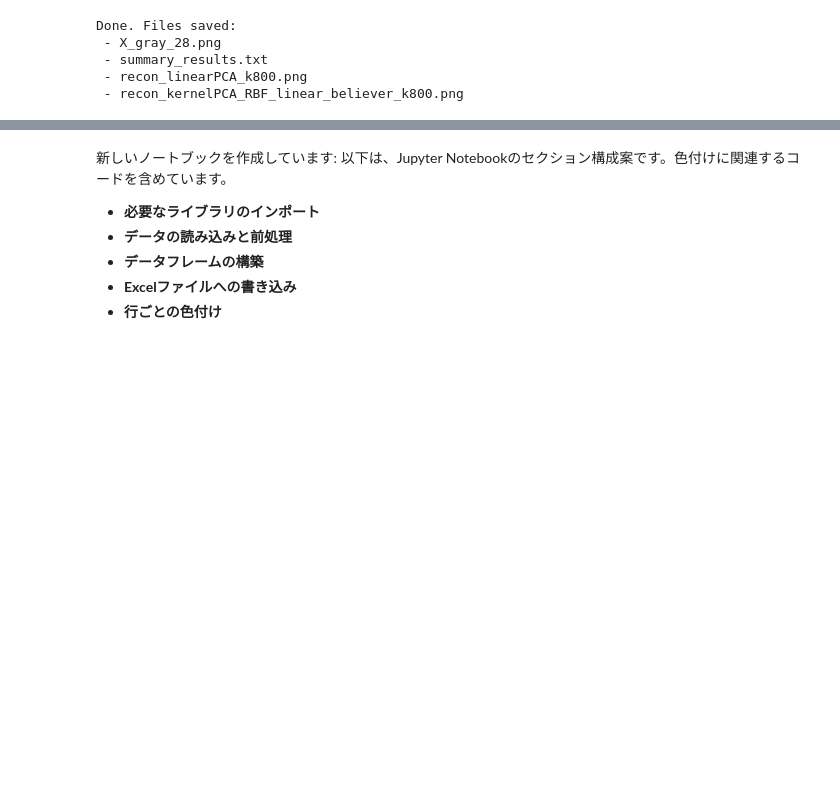
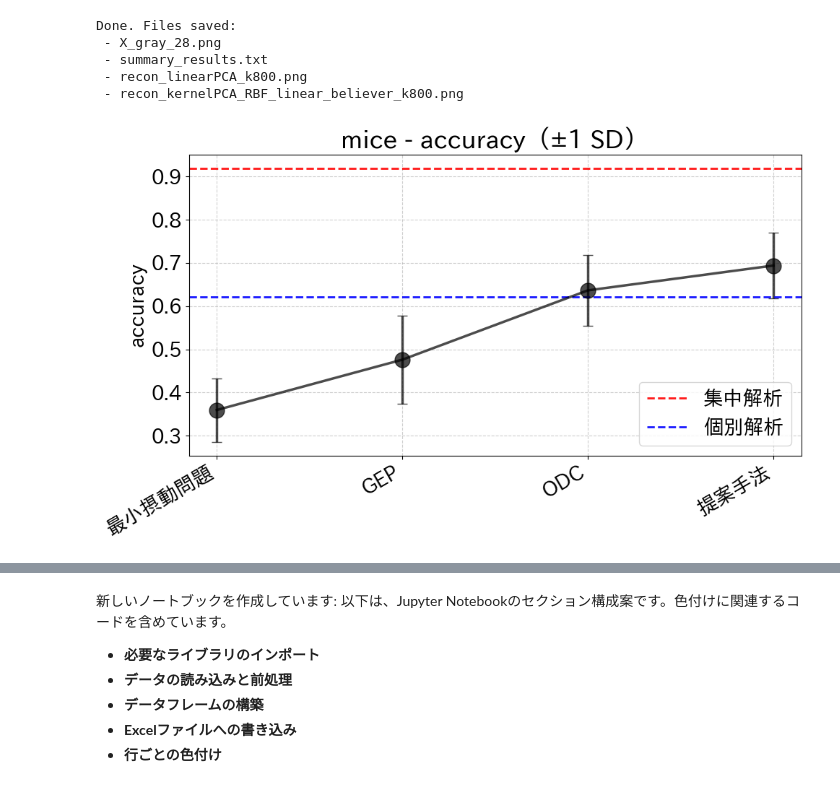
Before and after one commit to takano-lab/data-collaboration-analysis, a Jupyter notebook: src/suetake_debug.ipynb, the cells around one changed output, grey strips where cells are left out. Saved outputs shown, nothing was run; the diff lists cells and outputs as text; code cells hidden in the pictures; blank space fills up the shorter version.

```diff
--- a/src/suetake_debug.ipynb
+++ b/src/suetake_debug.ipynb
@@ -1552,3 +1552,88 @@ Done. Files saved:
  - summary_results.txt
  - recon_linearPCA_k800.png
  - recon_kernelPCA_RBF_linear_believer_k800.png
+# %%
+import os
+import pandas as pd
+import numpy as np
+import matplotlib.pyplot as plt
+from zipfile import ZipFile
+import japanize_matplotlib
+
+# === 設定 ===
+CSV_PATH = "result_philopt.csv"
+OUT_DIR = "plots_gtype_accuracy"
+os.makedirs(OUT_DIR, exist_ok=True)
+
+# ラベル置換マップ
+gtype_label_map = {
+    "Imakura": "最小摂動問題",
+    "nonlinear": "提案手法",
+    "centralize": "集中解析",
+    "individual": "個別解析",
+    # 他はそのまま（例: GEP, ODC）
+}
+
+# === データ読込 ===
+df = pd.read_csv(CSV_PATH)
+
+# x軸から除外する基準系列（水平線で表示）
+baselines = ["centralize", "individual"]
+
+# dataset × metrics を対象
+pairs = sorted(df[["dataset", "metrics"]].drop_duplicates().itertuples(index=False, name=None))
+
+# === 描画 ===
+saved_files = []
+for dataset, metrics in pairs:
+    mask_main = (df["dataset"] == dataset) & (df["metrics"] == metrics) & (~df["G_type"].isin(baselines))
+    group = df[mask_main].copy()
+    if group.empty:
+        continue
+
+    x_labels = [gtype_label_map.get(g, g) for g in group["G_type"].tolist()]
+    x = np.arange(len(x_labels))
+
+    y = group["metrics_mean"].values
+    yerr = group["metrics_stdev"].values  # ±1 SD
+
+    plt.figure(figsize=(10, 6))
+
+    # メイン系列
+    plt.errorbar(x, y, yerr=yerr, fmt="o-", capsize=5, color="black", markersize=15, alpha=0.7, linewidth=2.5)
+
+    # 軸やタイトル（フォント大きめ）
+    plt.xticks(x, x_labels, rotation=30, ha="right", fontsize=20)
+    plt.yticks(fontsize=20)
+    plt.ylabel("accuracy", fontsize=20)
+    plt.title(f"{dataset} - {metrics}（±1 SD）", fontsize=25)
+
+    plt.grid(True, linestyle="--", alpha=0.6)
+
+    baseline_styles = {
+        "centralize": {"linestyle": "--", "color": "red", "alpha": 0.9, "label": gtype_label_map["centralize"], "linewidth": 2},
+        "individual": {"linestyle": "--", "color": "blue", "alpha": 0.9, "label": gtype_label_map["individual"], "linewidth": 2}
+    }
+    for key, style in baseline_styles.items():
+        ref = df[(df["dataset"] == dataset) & (df["metrics"] == metrics) & (df["G_type"] == key)]
+        if not ref.empty:
+            mean_val = ref["metrics_mean"].values[0]
+            plt.axhline(mean_val, **style)
+
+    plt.legend(loc="best", fontsize=20)
+    plt.tight_layout()
+
+    out_path = os.path.join(OUT_DIR, f"{dataset}__{metrics}.png")
+    plt.savefig(out_path, dpi=150)
+    saved_files.append(out_path)
+    plt.show()
+
+# まとめてZIP
+zip_path = "plots_gtype_accuracy.zip"
+with ZipFile(zip_path, "w") as zf:
+    for p in saved_files:
+        zf.write(p, arcname=os.path.basename(p))
+
+zip_path
+# %% [output]
+[figure, added]
```
Also changed, not shown: parts of 3 cells of this notebook, 5 other files.
